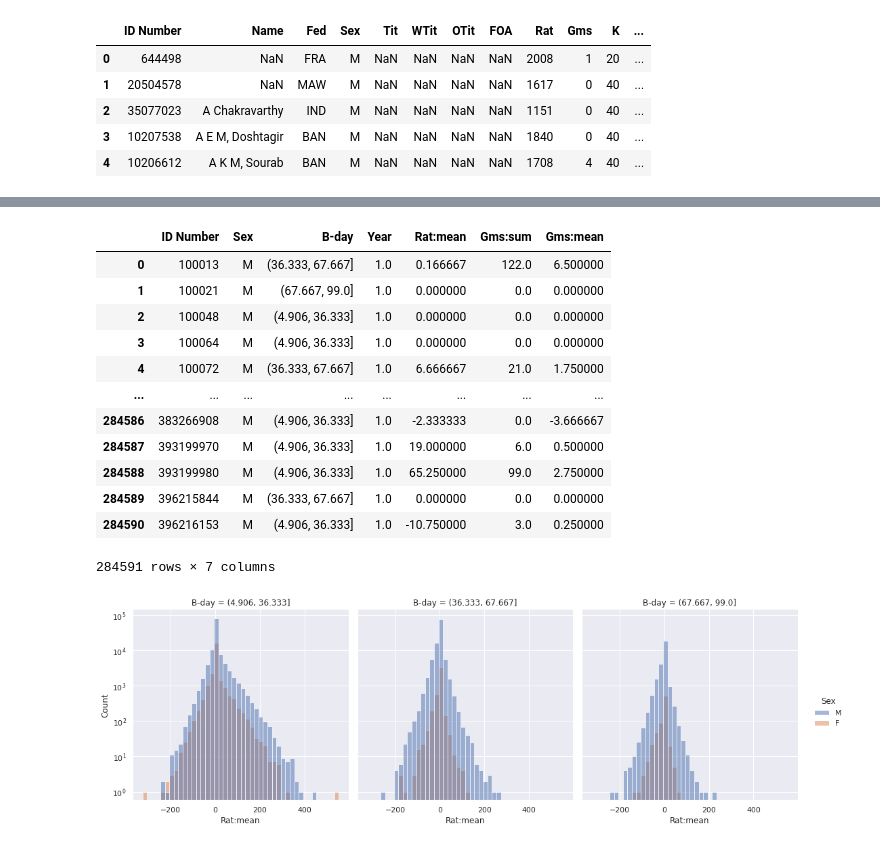
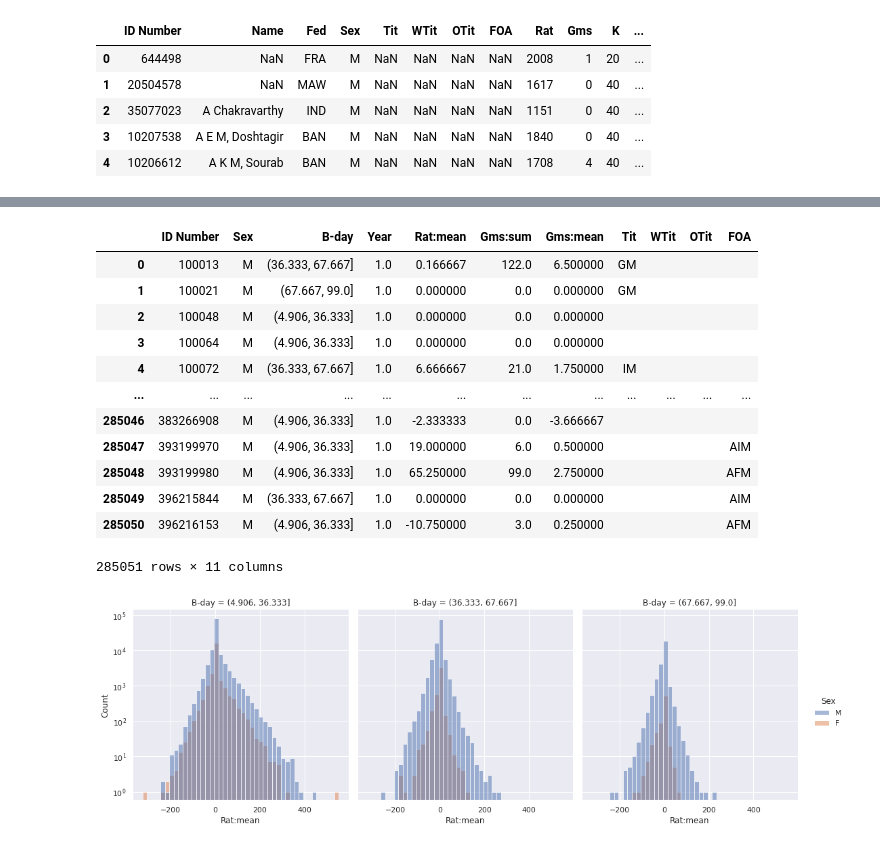
Before and after one commit to gabikadlecova/ds_report, a Jupyter notebook: model_draft.ipynb, the cells around one changed output, grey strips where cells are left out. Saved outputs shown, nothing was run; the diff lists cells and outputs as text; code cells hidden in the pictures.

```diff
--- a/model_draft.ipynb
+++ b/model_draft.ipynb
@@ -35,6 +41,14 @@ data.head()
 # %%
 cols = ['ID Number', 'Year', 'Sex', 'B-day', 'Rat', 'Gms']
+titcols =  ['Tit', 'WTit', 'OTit', 'FOA']
+cols += titcols
 
-agg_rating = data[cols].groupby(['ID Number', 'Year', 'Sex', 'B-day']).agg({'Rat': 'mean', 'Gms': ['sum', 'mean']})
+data[titcols] = data[titcols].fillna('')
+
+agg = {'Rat': 'mean', 'Gms': ['sum', 'mean']}
+for c in titcols:
+    agg[c] = lambda x: get_maxlen_str(x)
+
+agg_rating = data[cols].groupby(['ID Number', 'Year', 'Sex', 'B-day']).agg(agg)
 agg_rating
 # %% [output]
@@ -82,29 +96,65 @@ agg_rating_res
 # %%
+drop_cols = [c for c in r_17.columns if 'lambda' in c]
+
 r_17 = agg_rating_res[agg_rating_res['Year'] == 2017]
 r_18 = agg_rating_res[agg_rating_res['Year'] == 2018]
 r_19 = agg_rating_res[agg_rating_res['Year'] == 2019]
+
+r_17_t = r_17.drop(columns=drop_cols)
+r_18_t = r_18.drop(columns=drop_cols)
+r_19_t = r_19.drop(columns=drop_cols)
 # %%
-diff1 = r_18 - r_17
+def add_tit_columns(d, r):
+    return d.merge(r[drop_cols].reset_index().drop(columns=['Sex', 'B-day']), on='ID Number')
+
+def get_longer_val(d, c):
+    lc = []
+    for valx, valy in zip(d[f'{c}_x'], d[f'{c}_y']):
+        lc.append(valx if len(valx) >= len(valy) else valy)
+
+    return lc
+
+def fix_tit_cols(d):
+    cols = d.columns
+
+    for c in cols:
+        if 'lambda' not in c or c not in d.columns:
+            continue
+
+        v = c[:-2]
+        name = v.split(':')[0]
+        d[name] = get_longer_val(d, v)
+
+        d.drop(columns=[f'{v}_x', f'{v}_y'], inplace=True)
+
+
+diff1 = r_18_t - r_17_t
 diff1 = diff1[~diff1['Year'].isna()].reset_index()
+diff1 = add_tit_columns(diff1, r_17)
+diff1 = add_tit_columns(diff1, r_18)
+fix_tit_cols(diff1)
 
-diff2 = r_19 - r_18
+diff2 = r_19_t - r_18_t
 diff2 = diff2[~diff2['Year'].isna()].reset_index()
+diff2 = add_tit_columns(diff2, r_19)
+diff2 = add_tit_columns(diff2, r_18)
+fix_tit_cols(diff2)
 
 diff1
 # %% [output]
-|  | ID Number | Sex | B-day | Year | Rat:mean | Gms:sum | Gms:mean |
-| 0 | 100013 | M | (36.333, 67.667] | 1.0 | 0.166667 | 122.0 | 6.500000 |
-| 1 | 100021 | M | (67.667, 99.0] | 1.0 | 0.000000 | 0.0 | 0.000000 |
-| 2 | 100048 | M | (4.906, 36.333] | 1.0 | 0.000000 | 0.0 | 0.000000 |
-| 3 | 100064 | M | (4.906, 36.333] | 1.0 | 0.000000 | 0.0 | 0.000000 |
-| 4 | 100072 | M | (36.333, 67.667] | 1.0 | 6.666667 | 21.0 | 1.750000 |
-| ... | ... | ... | ... | ... | ... | ... | ... |
-| 284586 | 383266908 | M | (4.906, 36.333] | 1.0 | -2.333333 | 0.0 | -3.666667 |
-| 284587 | 393199970 | M | (4.906, 36.333] | 1.0 | 19.000000 | 6.0 | 0.500000 |
-| 284588 | 393199980 | M | (4.906, 36.333] | 1.0 | 65.250000 | 99.0 | 2.750000 |
-| 284589 | 396215844 | M | (36.333, 67.667] | 1.0 | 0.000000 | 0.0 | 0.000000 |
-| 284590 | 396216153 | M | (4.906, 36.333] | 1.0 | -10.750000 | 3.0 | 0.250000 |
+|  | ID Number | Sex | B-day | Year | Rat:mean | Gms:sum | Gms:mean | Tit | WTit | OTit | FOA |
+| 0 | 100013 | M | (36.333, 67.667] | 1.0 | 0.166667 | 122.0 | 6.500000 | GM |  |  |  |
+| 1 | 100021 | M | (67.667, 99.0] | 1.0 | 0.000000 | 0.0 | 0.000000 | GM |  |  |  |
+| 2 | 100048 | M | (4.906, 36.333] | 1.0 | 0.000000 | 0.0 | 0.000000 |  |  |  |  |
+| 3 | 100064 | M | (4.906, 36.333] | 1.0 | 0.000000 | 0.0 | 0.000000 |  |  |  |  |
+| 4 | 100072 | M | (36.333, 67.667] | 1.0 | 6.666667 | 21.0 | 1.750000 | IM |  |  |  |
+| ... | ... | ... | ... | ... | ... | ... | ... | ... | ... | ... | ... |
+| 285046 | 383266908 | M | (4.906, 36.333] | 1.0 | -2.333333 | 0.0 | -3.666667 |  |  |  |  |
+| 285047 | 393199970 | M | (4.906, 36.333] | 1.0 | 19.000000 | 6.0 | 0.500000 |  |  |  | AIM |
+| 285048 | 393199980 | M | (4.906, 36.333] | 1.0 | 65.250000 | 99.0 | 2.750000 |  |  |  | AFM |
+| 285049 | 396215844 | M | (36.333, 67.667] | 1.0 | 0.000000 | 0.0 | 0.000000 |  |  |  | AIM |
+| 285050 | 396216153 | M | (4.906, 36.333] | 1.0 | -10.750000 | 3.0 | 0.250000 |  |  |  | AFM |
-284591 rows × 7 columns
+285051 rows × 11 columns
 # %%
 #plt.title('Rating')
 import seaborn as sns
```
Also changed, not shown: parts of 12 cells of this notebook.
